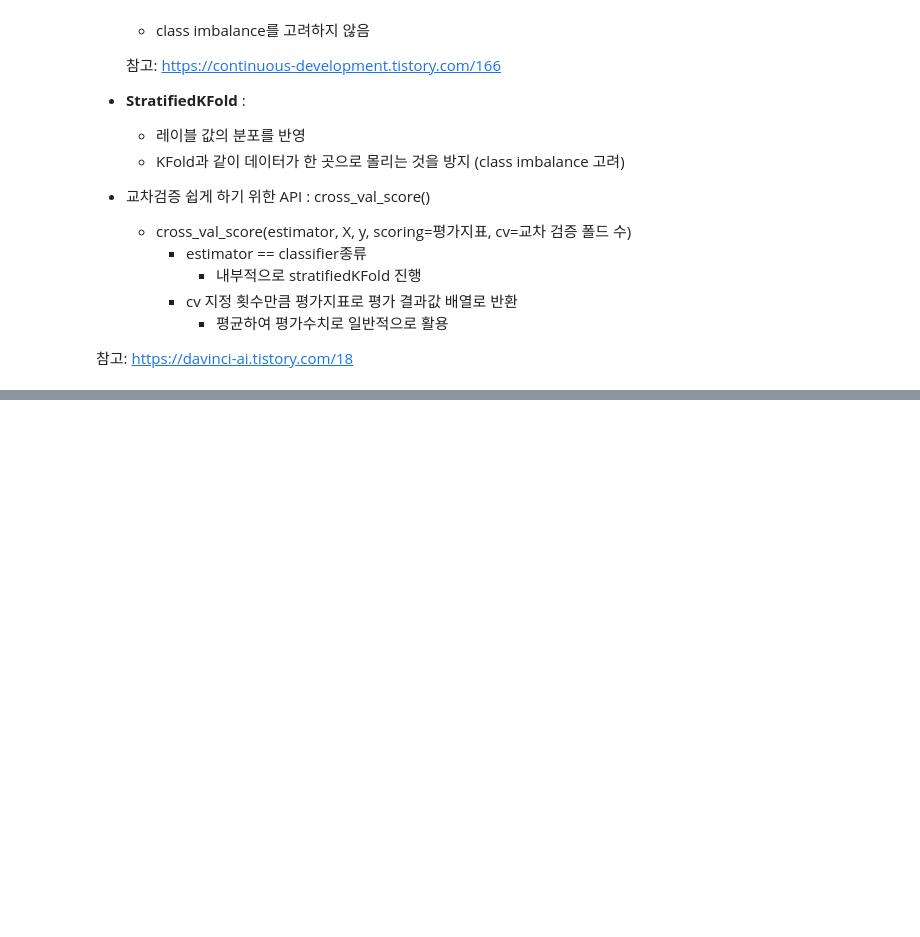
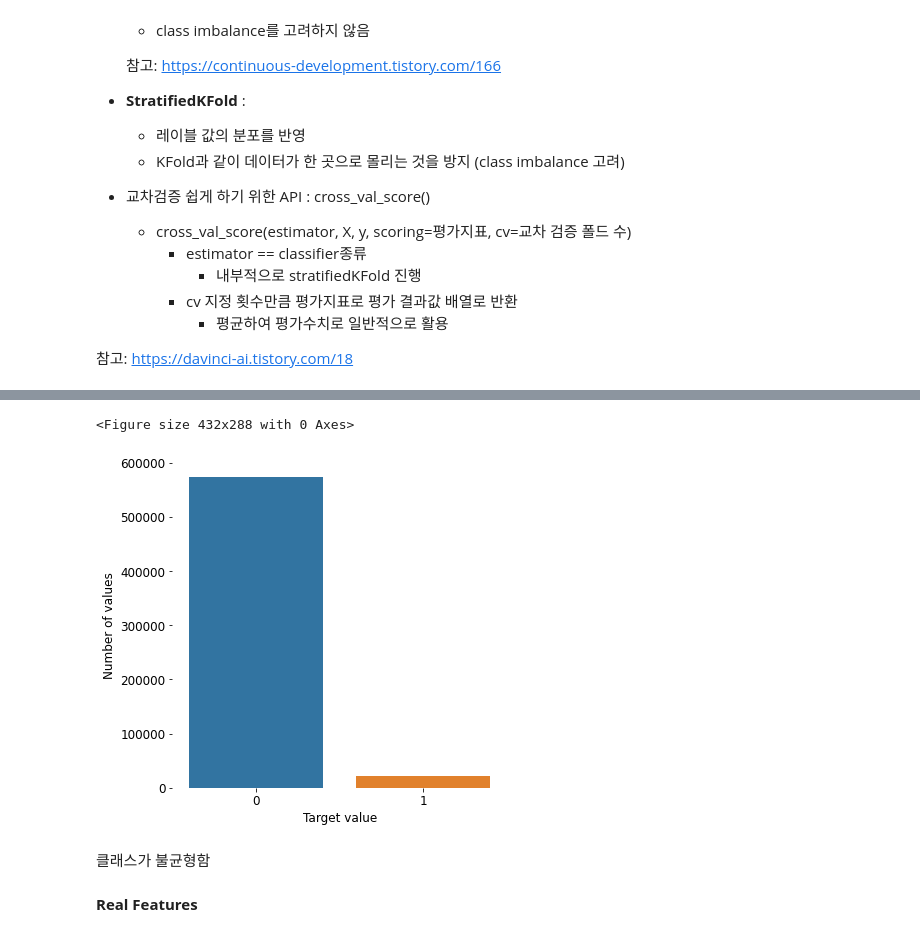
Before and after one commit to MinsooKwak/Kaggle_note, a Jupyter notebook: Data_science/porto_seguro's_safe_driver_prediction.ipynb, the cells around one changed output, grey strips where cells are left out. Saved outputs shown, nothing was run; the diff lists cells and outputs as text; code cells hidden in the pictures; blank space fills up the shorter version.

```diff
--- a/Data_science/porto_seguro's_safe_driver_prediction.ipynb
+++ b/Data_science/porto_seguro's_safe_driver_prediction.ipynb
@@ -304,0 +303,3 @@ SelectFromModel 참고 : https://woolulu.tistory.com/66
+# %%
+trainset = pd.read_csv('/content/drive/MyDrive/kaggle/porto_seguro_safe_driver_prediction/train.csv')
+testset = pd.read_csv('/content/drive/MyDrive/kaggle/porto_seguro_safe_driver_prediction/test.csv')
@@ -304,0 +439,19 @@ SelectFromModel 참고 : https://woolulu.tistory.com/66
+# %%
+plt.figure()
+fig, ax = plt.subplots(figsize=(6,6))
+x = trainset['target'].value_counts().index.values
+y = trainset['target'].value_counts().values
+
+sns.barplot(ax=ax, x=x, y=y)
+sns.despine(left=True, bottom=True)
+plt.ylabel('Number of values', fontsize=12)
+plt.xlabel('Target value', fontsize=12)
+plt.tick_params(axis='both', which='major', labelsize=12)
+plt.show();
+# %% [output]
+<Figure size 432x288 with 0 Axes>
+[figure, added]
+# %% [markdown]
+클래스가 불균형함
+# %% [markdown]
+**Real Features**
```
Also changed, not shown: parts of 21 cells of this notebook.
